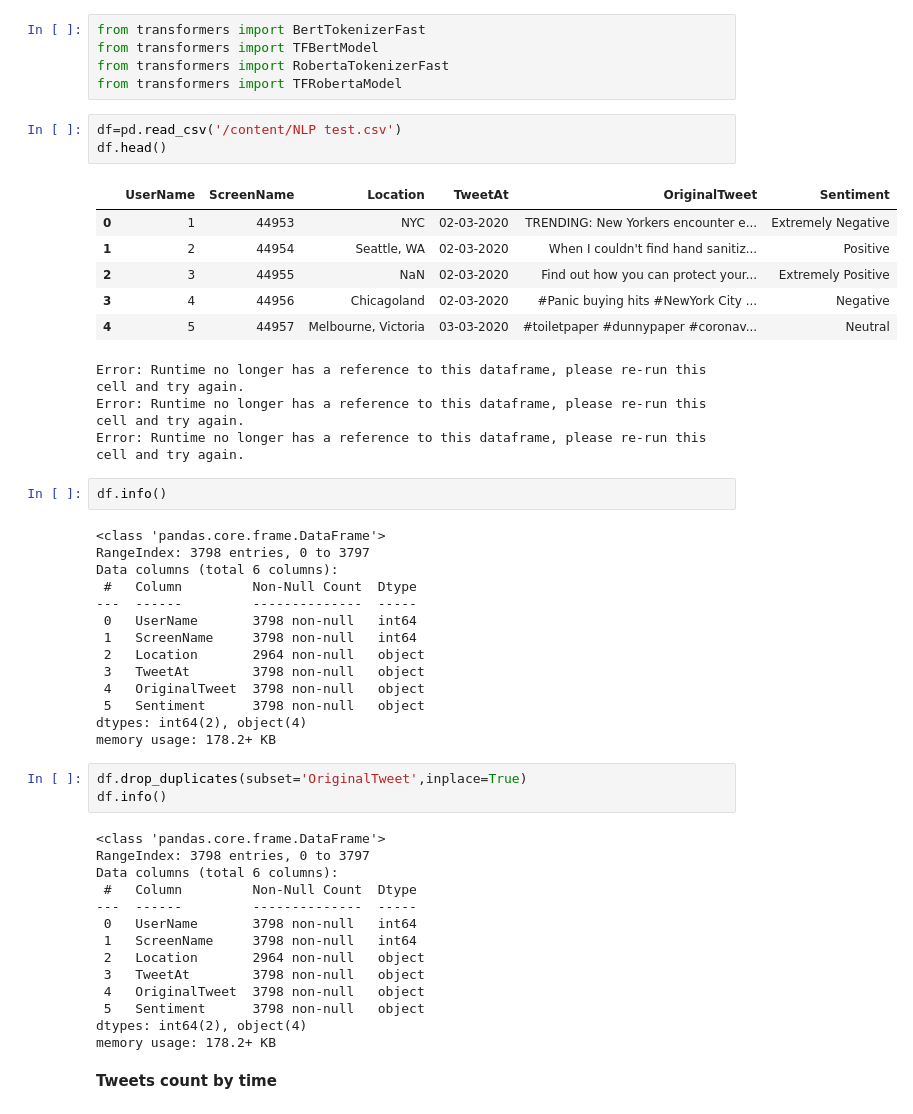
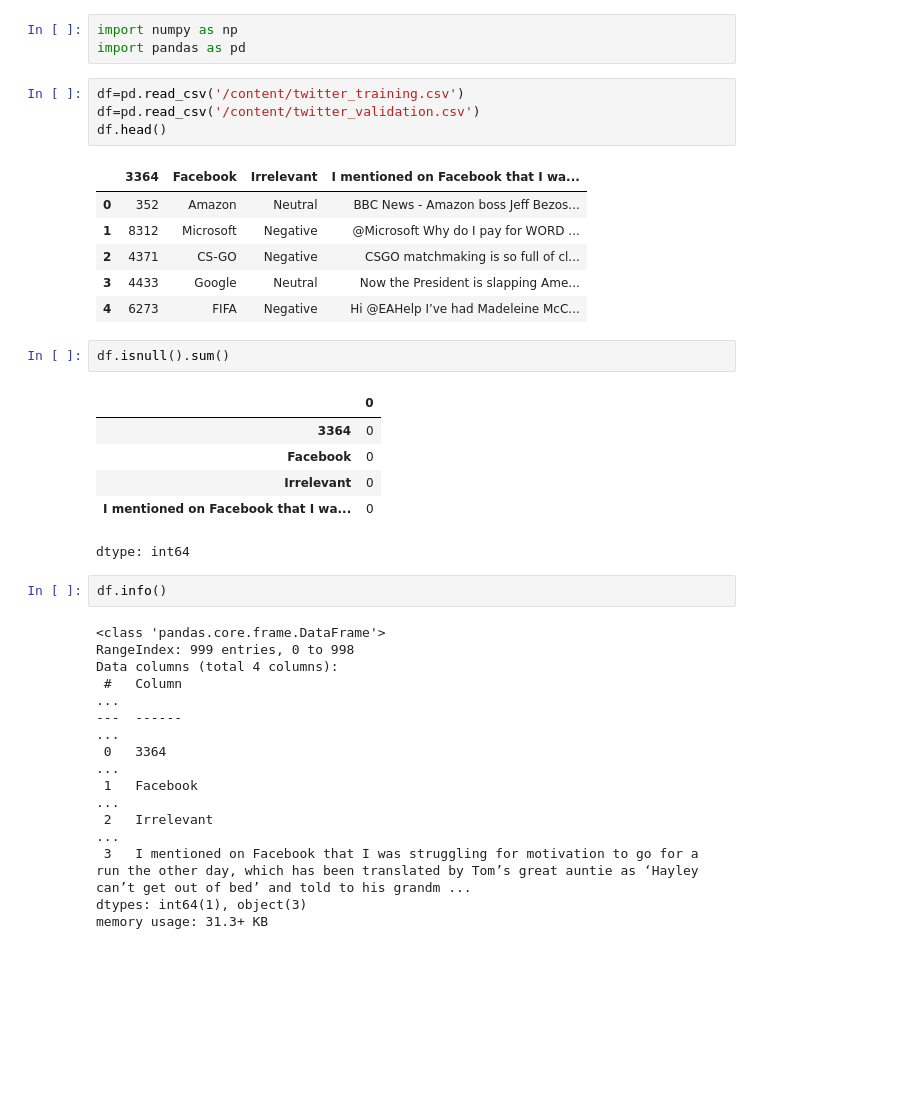
Before and after one commit to parth-ds/Brainwave_Matrix_Intern, a Jupyter notebook: social_media_sentiment_analysis.ipynb, the cells around one changed output. Drawn from its saved outputs; the diff is of its cells as text; blank space fills up the shorter version.

```diff
--- a/social_media_sentiment_analysis.ipynb
+++ b/social_media_sentiment_analysis.ipynb
@@ -36,53 +3,37 @@ Successfully installed emoji-2.14.1
-# %%
-from transformers import BertTokenizerFast
-from transformers import TFBertModel
-from transformers import RobertaTokenizerFast
-from transformers import TFRobertaModel
+# %%
+import numpy as np
+import pandas as pd
 # %%
-df=pd.read_csv('/content/NLP test.csv')
+df=pd.read_csv('/content/twitter_training.csv')
+df=pd.read_csv('/content/twitter_validation.csv')
 df.head()
 # %% [output]
-|  | UserName | ScreenName | Location | TweetAt | OriginalTweet | Sentiment |
-| 0 | 1 | 44953 | NYC | 02-03-2020 | TRENDING: New Yorkers encounter e... | Extremely Negative |
-| 1 | 2 | 44954 | Seattle, WA | 02-03-2020 | When I couldn't find hand sanitiz... | Positive |
-| 2 | 3 | 44955 | NaN | 02-03-2020 | Find out how you can protect your... | Extremely Positive |
-| 3 | 4 | 44956 | Chicagoland | 02-03-2020 | #Panic buying hits #NewYork City ... | Negative |
-| 4 | 5 | 44957 | Melbourne, Victoria | 03-03-2020 | #toiletpaper #dunnypaper #coronav... | Neutral |
+|  | 3364 | Facebook | Irrelevant | I mentioned on Facebook that I wa... |
+| 0 | 352 | Amazon | Neutral | BBC News - Amazon boss Jeff Bezos... |
+| 1 | 8312 | Microsoft | Negative | @Microsoft Why do I pay for WORD ... |
+| 2 | 4371 | CS-GO | Negative | CSGO matchmaking is so full of cl... |
+| 3 | 4433 | Google | Neutral | Now the President is slapping Ame... |
+| 4 | 6273 | FIFA | Negative | Hi @EAHelp I’ve had Madeleine McC... |
-Error: Runtime no longer has a reference to this dataframe, please re-run this cell and try again.
-Error: Runtime no longer has a reference to this dataframe, please re-run this cell and try again.
-Error: Runtime no longer has a reference to this dataframe, please re-run this cell and try again.
+# %%
+df.isnull().sum()
+# %% [output]
+|  | 0 |
+| 3364 | 0 |
+| Facebook | 0 |
+| Irrelevant | 0 |
+| I mentioned on Facebook that I wa... | 0 |
+dtype: int64
 # %%
 df.info()
 # %% [output]
 <class 'pandas.core.frame.DataFrame'>
-RangeIndex: 3798 entries, 0 to 3797
-Data columns (total 6 columns):
- #   Column         Non-Null Count  Dtype
----  ------         --------------  -----
- 0   UserName       3798 non-null   int64
- 1   ScreenName     3798 non-null   int64
- 2   Location       2964 non-null   object
- 3   TweetAt        3798 non-null   object
- 4   OriginalTweet  3798 non-null   object
- 5   Sentiment      3798 non-null   object
-dtypes: int64(2), object(4)
-memory usage: 178.2+ KB
+RangeIndex: 999 entries, 0 to 998
+Data columns (total 4 columns):
+ #   Column                                                                                                                                                                                              ...
+---  ------                                                                                                                                                                                              ...
+ 0   3364                                                                                                                                                                                                ...
+ 1   Facebook                                                                                                                                                                                            ...
+ 2   Irrelevant                                                                                                                                                                                          ...
+ 3   I mentioned on Facebook that I was struggling for motivation to go for a run the other day, which has been translated by Tom’s great auntie as ‘Hayley can’t get out of bed’ and told to his grandm ...
+dtypes: int64(1), object(3)
+memory usage: 31.3+ KB
-# %%
-df.drop_duplicates(subset='OriginalTweet',inplace=True)
-df.info()
-# %% [output]
-<class 'pandas.core.frame.DataFrame'>
-RangeIndex: 3798 entries, 0 to 3797
-Data columns (total 6 columns):
- #   Column         Non-Null Count  Dtype
----  ------         --------------  -----
- 0   UserName       3798 non-null   int64
- 1   ScreenName     3798 non-null   int64
- 2   Location       2964 non-null   object
- 3   TweetAt        3798 non-null   object
- 4   OriginalTweet  3798 non-null   object
- 5   Sentiment      3798 non-null   object
-dtypes: int64(2), object(4)
-memory usage: 178.2+ KB
-# %% [markdown]
-**Tweets count by time**
```
Also changed, not shown: parts of 105 cells of this notebook.
